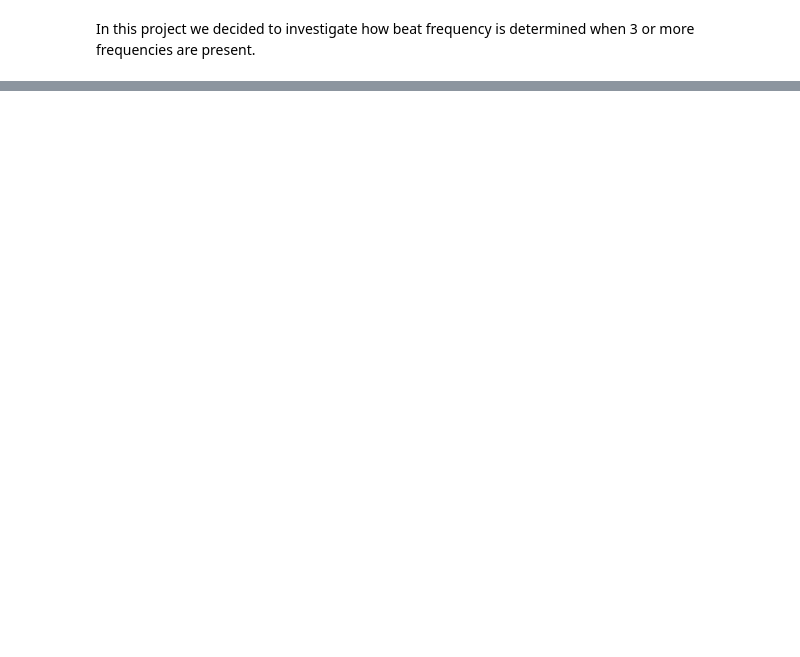
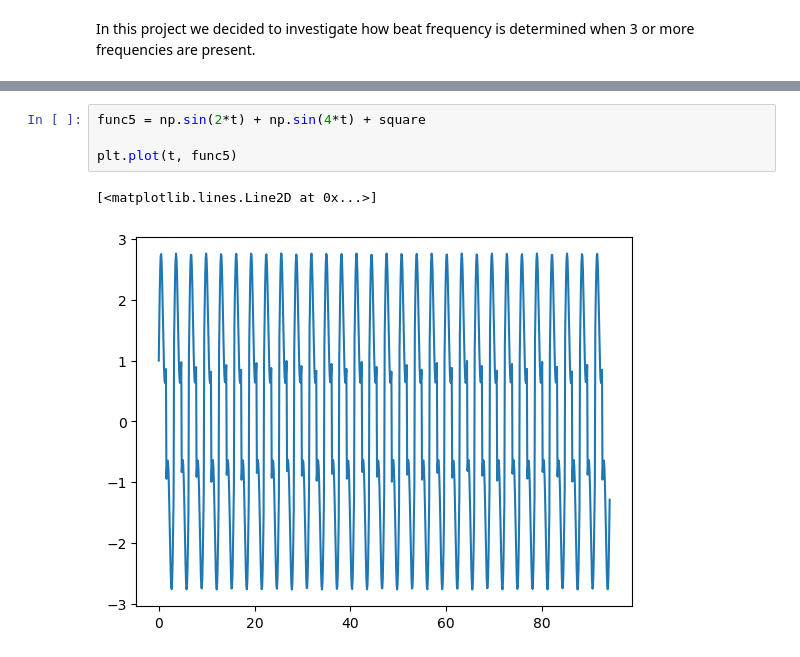
Before and after one commit to carterjh7/sturdyzwei, a Jupyter notebook: ProjectIdeas.ipynb, the cells around one changed output, grey strips where cells are left out. Drawn from its saved outputs; the diff is of its cells as text; blank space fills up the shorter version.

```diff
--- a/ProjectIdeas.ipynb
+++ b/ProjectIdeas.ipynb
@@ -45,0 +74,7 @@ Some good to do(s):
+# %%
+func5 = np.sin(2*t) + np.sin(4*t) + square
+
+plt.plot(t, func5)
+# %% [output]
+[<matplotlib.lines.Line2D at 0x...>]
+[figure, added]
```
Also changed, not shown: parts of 19 cells of this notebook.
